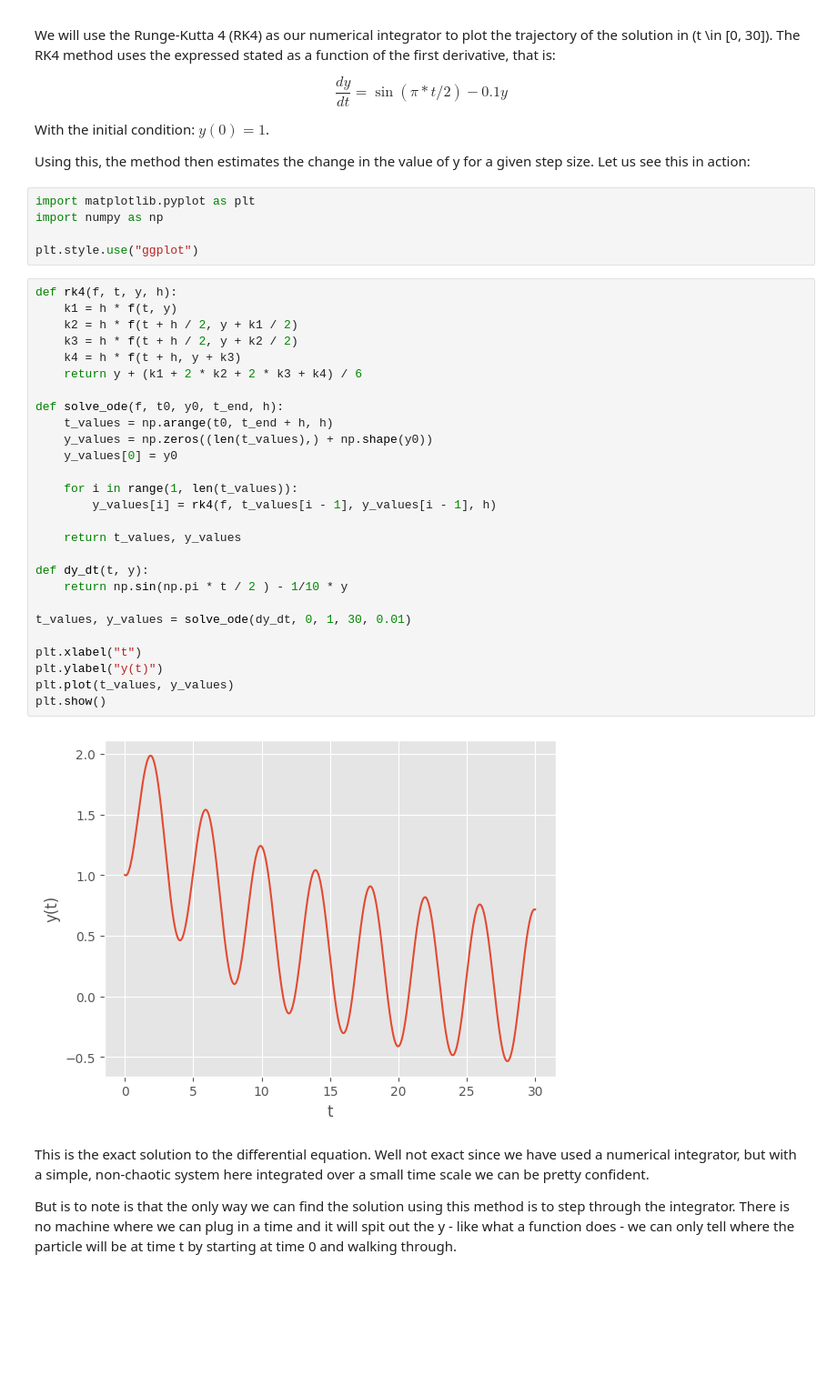
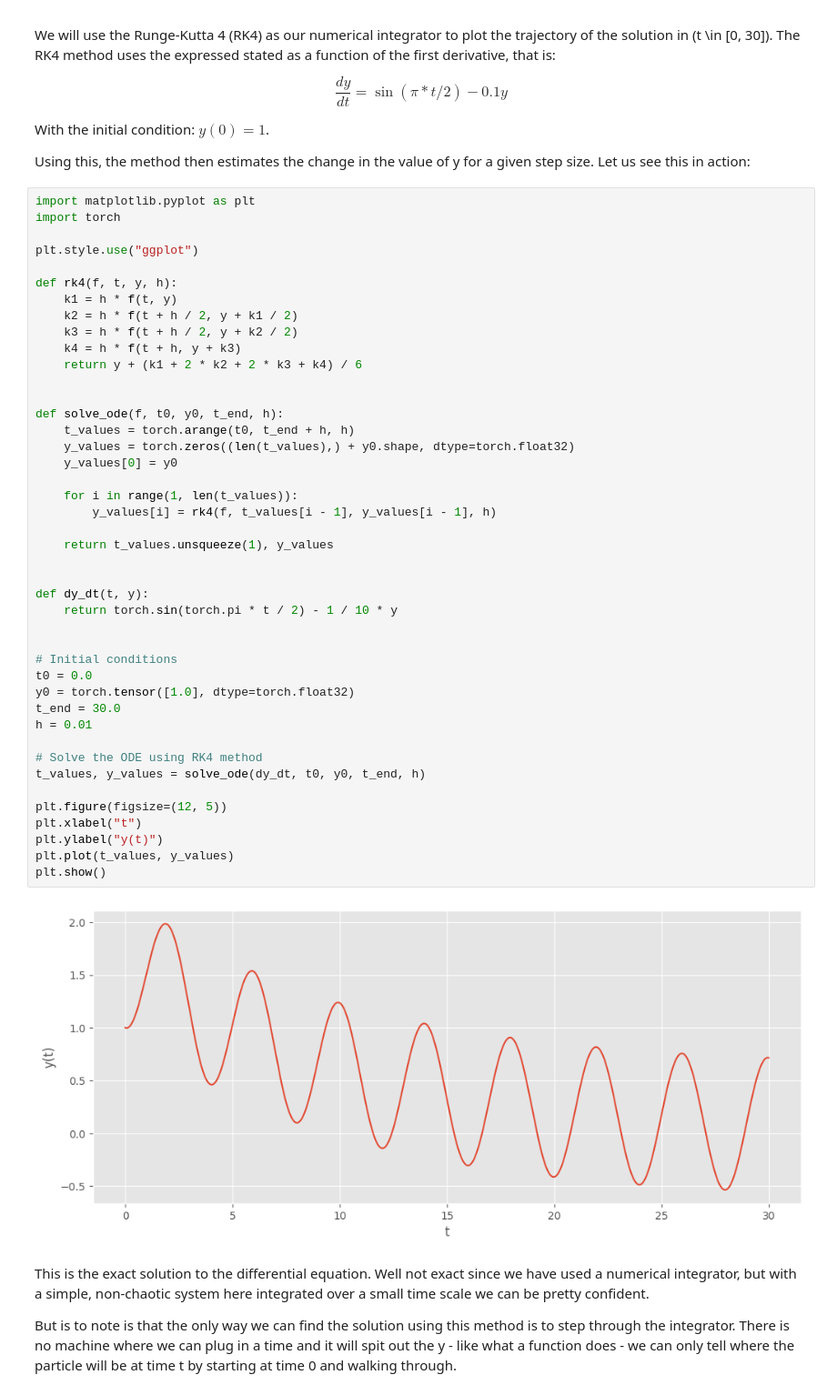
Before and after one commit to jackbmontgomery/jackbmontgomery.com, a Jupyter notebook: notebooks/solving-odes-with-neural-networks.ipynb, the cells around one changed output. Shown at 91% size. Cells and saved outputs as stored; diff of their text form; blank space fills up the shorter version.

```diff
--- a/notebooks/solving-odes-with-neural-networks.ipynb
+++ b/notebooks/solving-odes-with-neural-networks.ipynb
@@ -24,40 +24,51 @@ $$
 With the initial condition: $y(0) = 1$.
 
 Using this, the method then estimates the change in the value of y for a given step size. Let us see this in action:
-# %%
-import matplotlib.pyplot as plt
-import numpy as np
-
-plt.style.use("ggplot")
 # %%
+import matplotlib.pyplot as plt
+import torch
+
+plt.style.use("ggplot")
+
 def rk4(f, t, y, h):
     k1 = h * f(t, y)
     k2 = h * f(t + h / 2, y + k1 / 2)
     k3 = h * f(t + h / 2, y + k2 / 2)
     k4 = h * f(t + h, y + k3)
     return y + (k1 + 2 * k2 + 2 * k3 + k4) / 6
 
+
 def solve_ode(f, t0, y0, t_end, h):
-    t_values = np.arange(t0, t_end + h, h)
-    y_values = np.zeros((len(t_values),) + np.shape(y0))
+    t_values = torch.arange(t0, t_end + h, h)
+    y_values = torch.zeros((len(t_values),) + y0.shape, dtype=torch.float32)
     y_values[0] = y0
 
     for i in range(1, len(t_values)):
         y_values[i] = rk4(f, t_values[i - 1], y_values[i - 1], h)
 
-    return t_values, y_values
+    return t_values.unsqueeze(1), y_values
+
 
 def dy_dt(t, y):
-    return np.sin(np.pi * t / 2 ) - 1/10 * y
+    return torch.sin(torch.pi * t / 2) - 1 / 10 * y
 
-t_values, y_values = solve_ode(dy_dt, 0, 1, 30, 0.01)
 
+# Initial conditions
+t0 = 0.0
+y0 = torch.tensor([1.0], dtype=torch.float32)
+t_end = 30.0
+h = 0.01
+
+# Solve the ODE using RK4 method
+t_values, y_values = solve_ode(dy_dt, t0, y0, t_end, h)
+
+plt.figure(figsize=(12, 5))
 plt.xlabel("t")
 plt.ylabel("y(t)")
 plt.plot(t_values, y_values)
 plt.show()
 # %% [output]
-[figure, old version]
+[figure, new version]
 # %% [markdown]
 This is the exact solution to the differential equation. Well not exact since we have used a numerical integrator, but with a simple, non-chaotic system here integrated over a small time scale we can be pretty confident.
 
```
Also changed, not shown: parts of 14 cells of this notebook, 28 other files.
